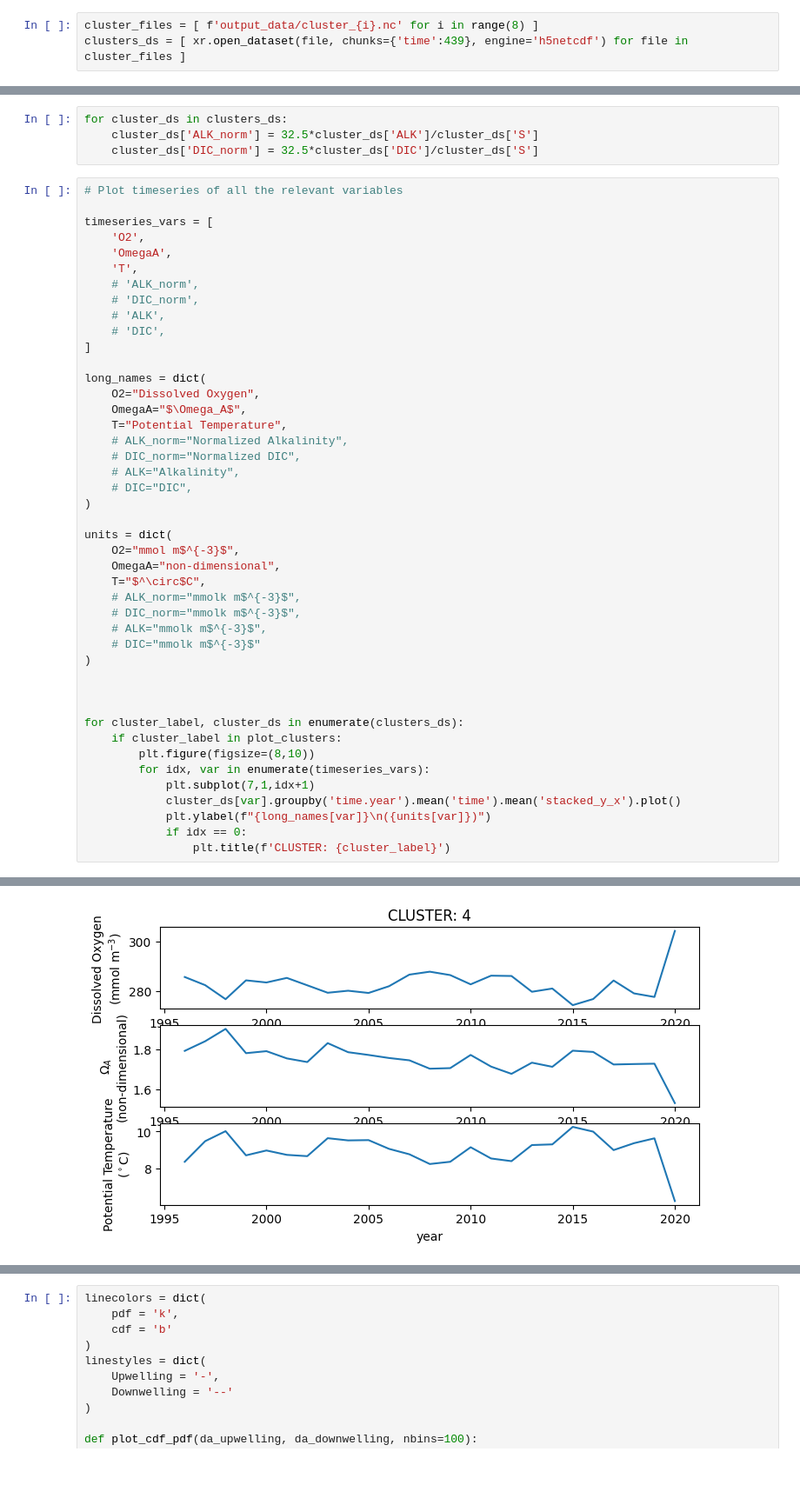
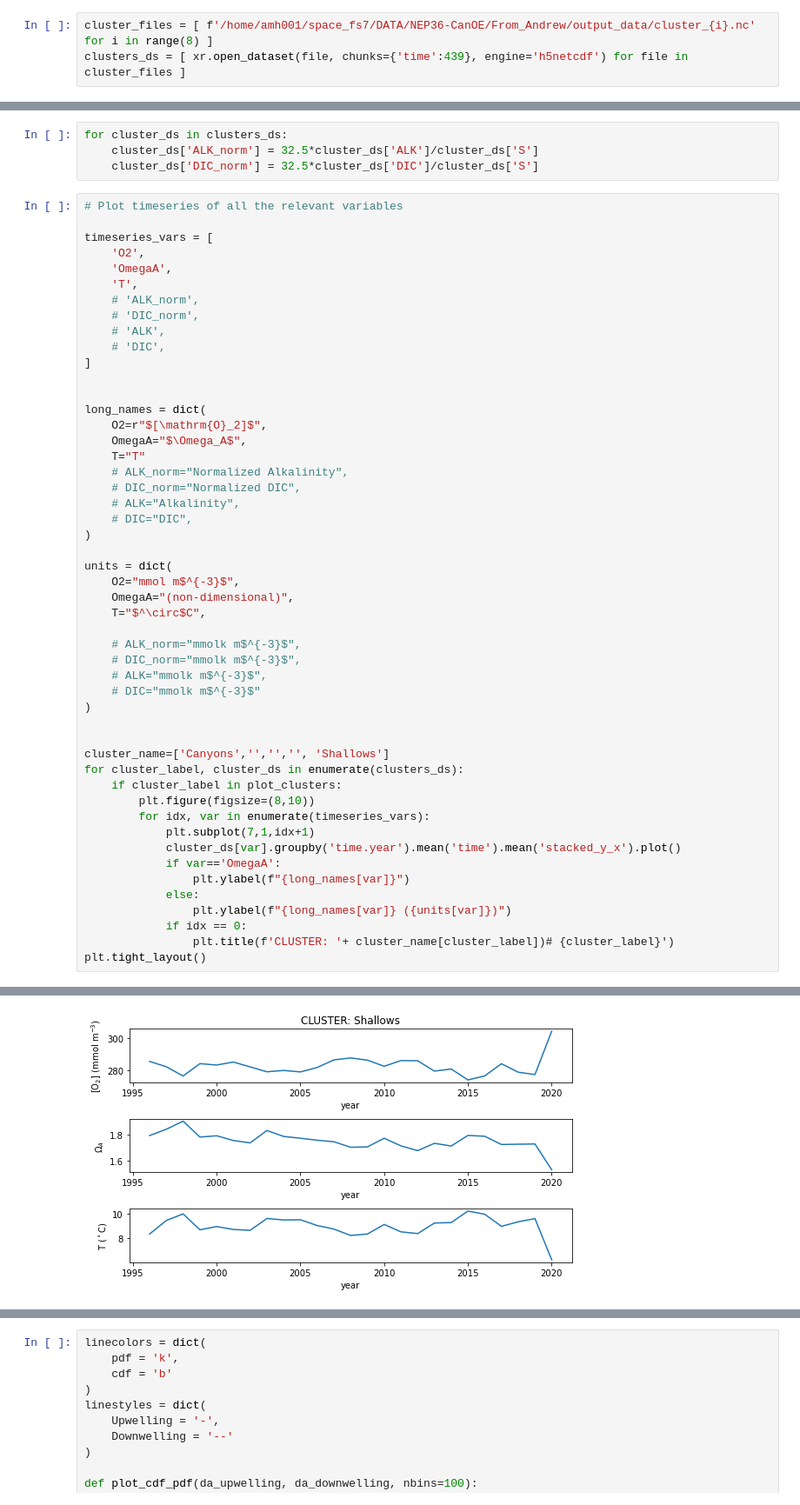
Before and after one commit to ashao/NEP36_cluster_analysis, a Jupyter notebook: compare_cluster_distributions.ipynb, the cells around one changed output, grey strips where cells are left out. Shown at 87% size. Drawn from its saved outputs; the diff is of its cells as text; blank space fills up the shorter version.

```diff
--- a/compare_cluster_distributions.ipynb
+++ b/compare_cluster_distributions.ipynb
@@ -12,3 +37,3 @@ from numba import jit
 # %%
-cluster_files = [ f'output_data/cluster_{i}.nc' for i in range(8) ]
+cluster_files = [ f'/home/amh001/space_fs7/DATA/NEP36-CanOE/From_Andrew/output_data/cluster_{i}.nc' for i in range(8) ]
 clusters_ds = [ xr.open_dataset(file, chunks={'time':439}, engine='h5netcdf') for file in cluster_files ]
@@ -32,10 +59,11 @@ timeseries_vars = [
     # 'DIC',
 ]
 
+
 long_names = dict(
-    O2="Dissolved Oxygen",
+    O2=r"$[\mathrm{O}_2]$",
     OmegaA="$\Omega_A$",
-    T="Potential Temperature",
+    T="T"
     # ALK_norm="Normalized Alkalinity",
     # DIC_norm="Normalized DIC",
     # ALK="Alkalinity",
@@ -44,8 +72,9 @@ long_names = dict(
 
 units = dict(
     O2="mmol m$^{-3}$",
-    OmegaA="non-dimensional",
+    OmegaA="(non-dimensional)",
     T="$^\circ$C",
+
     # ALK_norm="mmolk m$^{-3}$",
     # DIC_norm="mmolk m$^{-3}$",
     # ALK="mmolk m$^{-3}$",
@@ -53,14 +82,18 @@ units = dict(
 )
 
 
-
+cluster_name=['Canyons','','','', 'Shallows']
 for cluster_label, cluster_ds in enumerate(clusters_ds):
     if cluster_label in plot_clusters:
         plt.figure(figsize=(8,10))
         for idx, var in enumerate(timeseries_vars):
             plt.subplot(7,1,idx+1)
             cluster_ds[var].groupby('time.year').mean('time').mean('stacked_y_x').plot()
-            plt.ylabel(f"{long_names[var]}\n({units[var]})")
+            if var=='OmegaA':
+                plt.ylabel(f"{long_names[var]}")
+            else:
+                plt.ylabel(f"{long_names[var]} ({units[var]})")
             if idx == 0:
-                plt.title(f'CLUSTER: {cluster_label}')
+                plt.title(f'CLUSTER: '+ cluster_name[cluster_label])# {cluster_label}')
+plt.tight_layout()
 # %% [output]
@@ -68 +101 @@ for cluster_label, cluster_ds in enumerate(clusters_ds):
-[figure, old version]
+[figure, new version]
```
Also changed, not shown: parts of 16 cells of this notebook, 32 other files.
